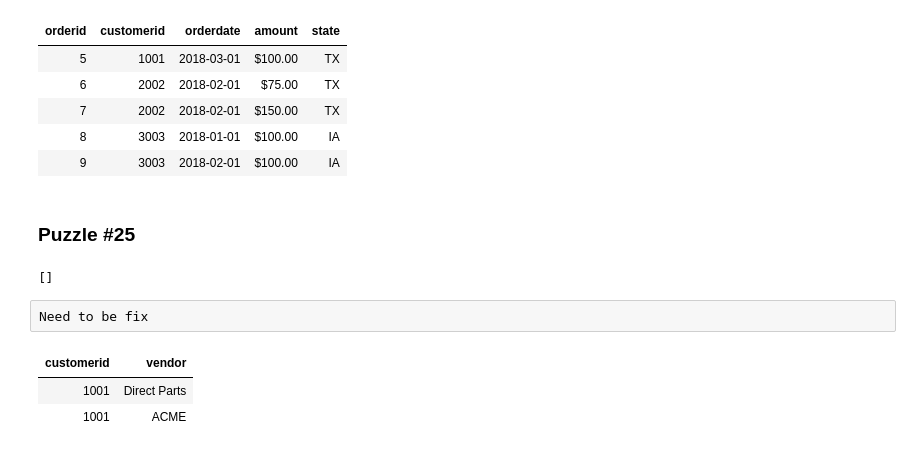
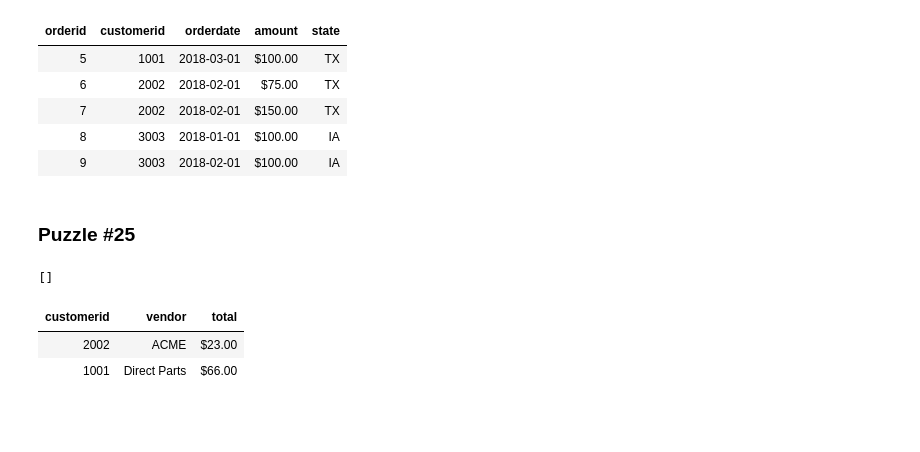
Before and after one commit to michailow/ETL-mastering, a Jupyter notebook: notebooks/sql_version.ipynb, the cells around one changed output. Drawn from its saved outputs; the diff is of its cells as text; code cells hidden in the pictures; blank space fills up the shorter version.

```diff
--- a/notebooks/sql_version.ipynb
+++ b/notebooks/sql_version.ipynb
@@ -1024,21 +1059,25 @@ INSERT INTO Orders (OrderID, CustomerID, Count, Vendor) VALUES
 (6,2002,5,'Direct Parts');
 # %% [output]
 []
-# %% [raw]
-Need to be fix
 # %%
 %%capture --no-display
 %%sql
 
-SELECT CustomerId, vendor
+WITH grouped AS (
+SELECT CustomerID, Vendor, SUM(count) as total
 FROM Orders
-WHERE (Vendor, Count) IN
+GROUP BY CustomerID, Vendor
+)
+
+SELECT *
+FROM grouped
+WHERE (CustomerID, total) IN
 (
-	SELECT Vendor, MAX(Count)
-	FROM Orders
-	GROUP BY Vendor
+    SELECT CustomerID, MAX(total)
+    FROM grouped
+    GROUP BY CustomerID
 )
 # %% [output]
-| customerid | vendor |
-| 1001 | Direct Parts |
-| 1001 | ACME |
+| customerid | vendor | total |
+| 2002 | ACME | $23.00 |
+| 1001 | Direct Parts | $66.00 |
```
Also changed, not shown: parts of 2 cells of this notebook.
